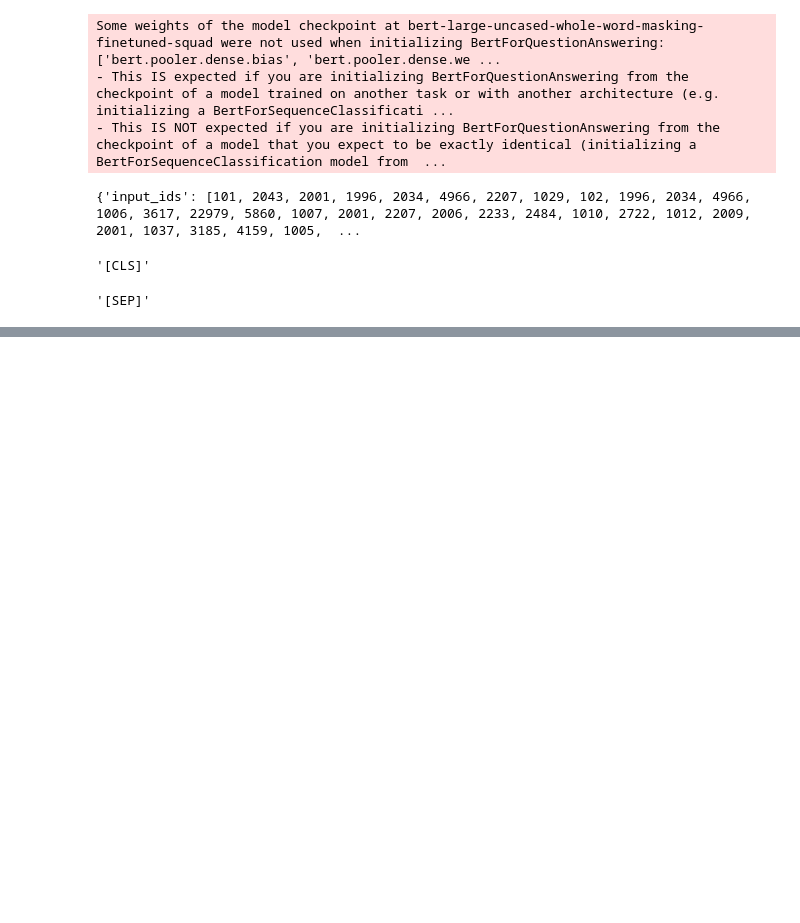
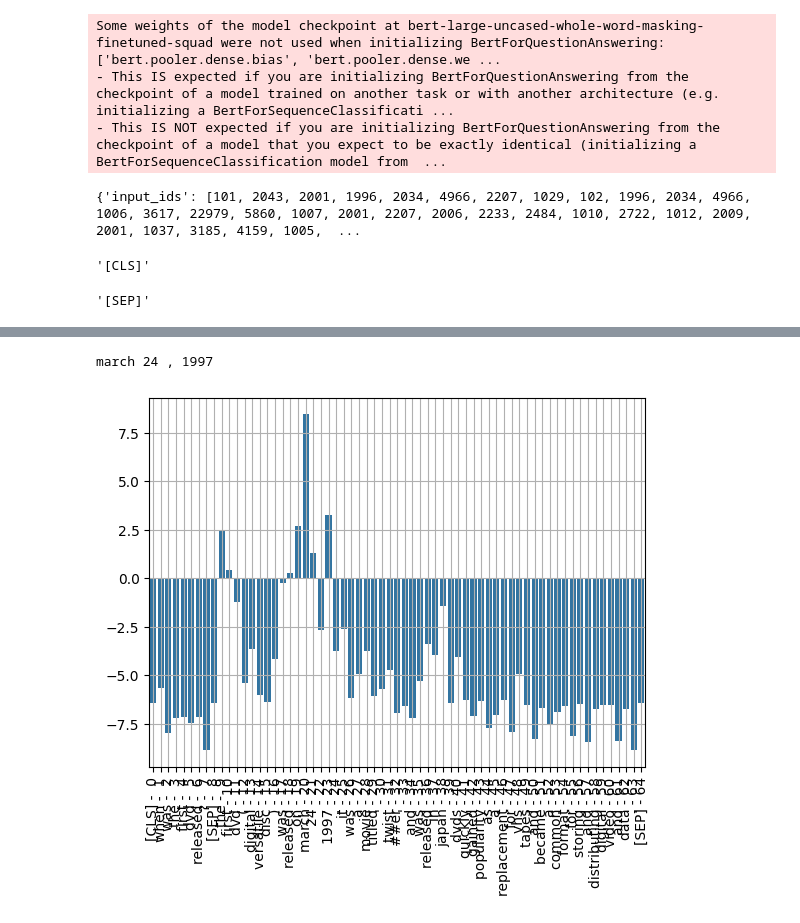
Before and after one commit to Akene-Uzezi/Transformers, a Jupyter notebook: BERT.ipynb, the cells around one changed output, grey strips where cells are left out. Drawn from its saved outputs; the diff is of its cells as text; code cells hidden in the pictures; blank space fills up the shorter version.

Commit message:
generate answer from bert and add graph

```diff
--- a/BERT.ipynb
+++ b/BERT.ipynb
@@ -38,0 +51,4 @@ output = model(input_ids = torch.tensor([inputs]), token_type_ids = torch.tensor
+# %%
+print(answer)
+# %% [output]
+march 24 , 1997
@@ -38,0 +58,13 @@ output = model(input_ids = torch.tensor([inputs]), token_type_ids = torch.tensor
+# %%
+s_scores = output.start_logits.detach().numpy().flatten()
+e_scores = output.end_logits.detach().numpy().flatten()
+# %%
+token_labels = []
+for (i, token) in enumerate(tokens):
+    token_labels.append('{:} - {:>2}'.format(token, i))
+# %%
+ax = sns.barplot(x=token_labels, y=s_scores)
+ax.set_xticklabels(ax.get_xticklabels(), rotation=90, ha="center")
+ax.grid(True)
+# %% [output]
+[figure, added]
```
Also changed, not shown: parts of 4 cells of this notebook.
